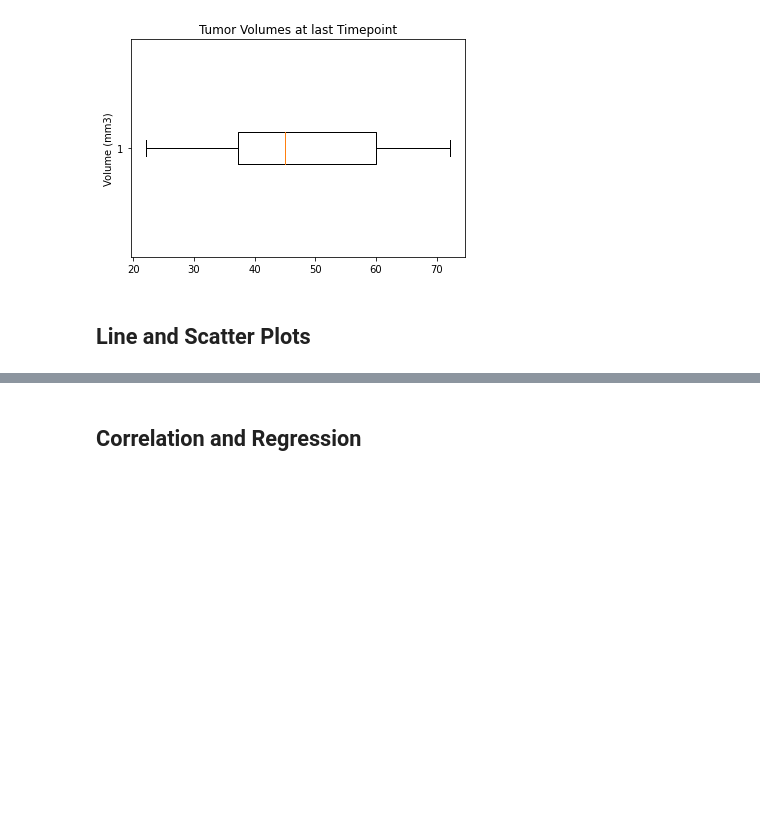
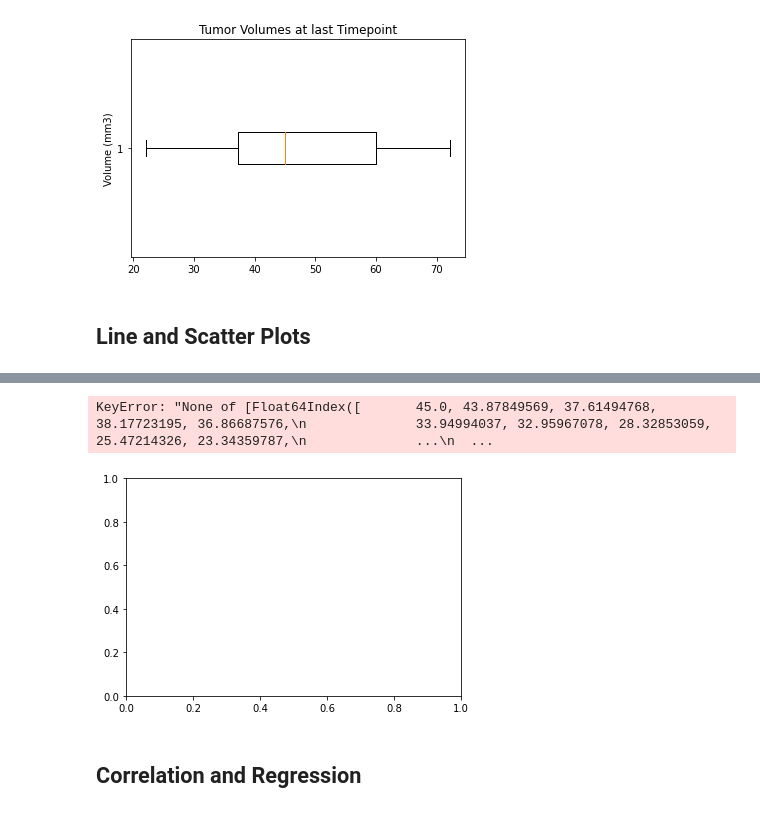
Before and after one commit to eclevela-1234/MatPlotLib_Challenge, a Jupyter notebook: Eliot_Pymaceuticals.ipynb, the cells around one changed output, grey strips where cells are left out. Drawn from its saved outputs; the diff is of its cells as text; code cells hidden in the pictures; blank space fills up the shorter version.

```diff
--- a/Eliot_Pymaceuticals.ipynb
+++ b/Eliot_Pymaceuticals.ipynb
@@ -338,3 +355,11 @@ plt.show
+# %%
+capomulin_plot_data = pd.DataFrame({'Tumor Volume (mm3)': x2_values,
+    'Weight (g)': y2_values
+})
+capomulin_plot_data.plot(capomulin_plot_data['Tumor Volume (mm3)'], capomulin_plot_data['Weight (g)'], kind='scatter')
+# %% [output]
+KeyError: "None of [Float64Index([       45.0, 43.87849569, 37.61494768, 38.17723195, 36.86687576,\n              33.94994037, 32.95967078, 28.32853059, 25.47214326, 23.34359787,\n              ...\n  ...
+[figure, added]
 # %% [markdown]
 ## Correlation and Regression
 # %%
```
Also changed, not shown: parts of 3 cells of this notebook.
